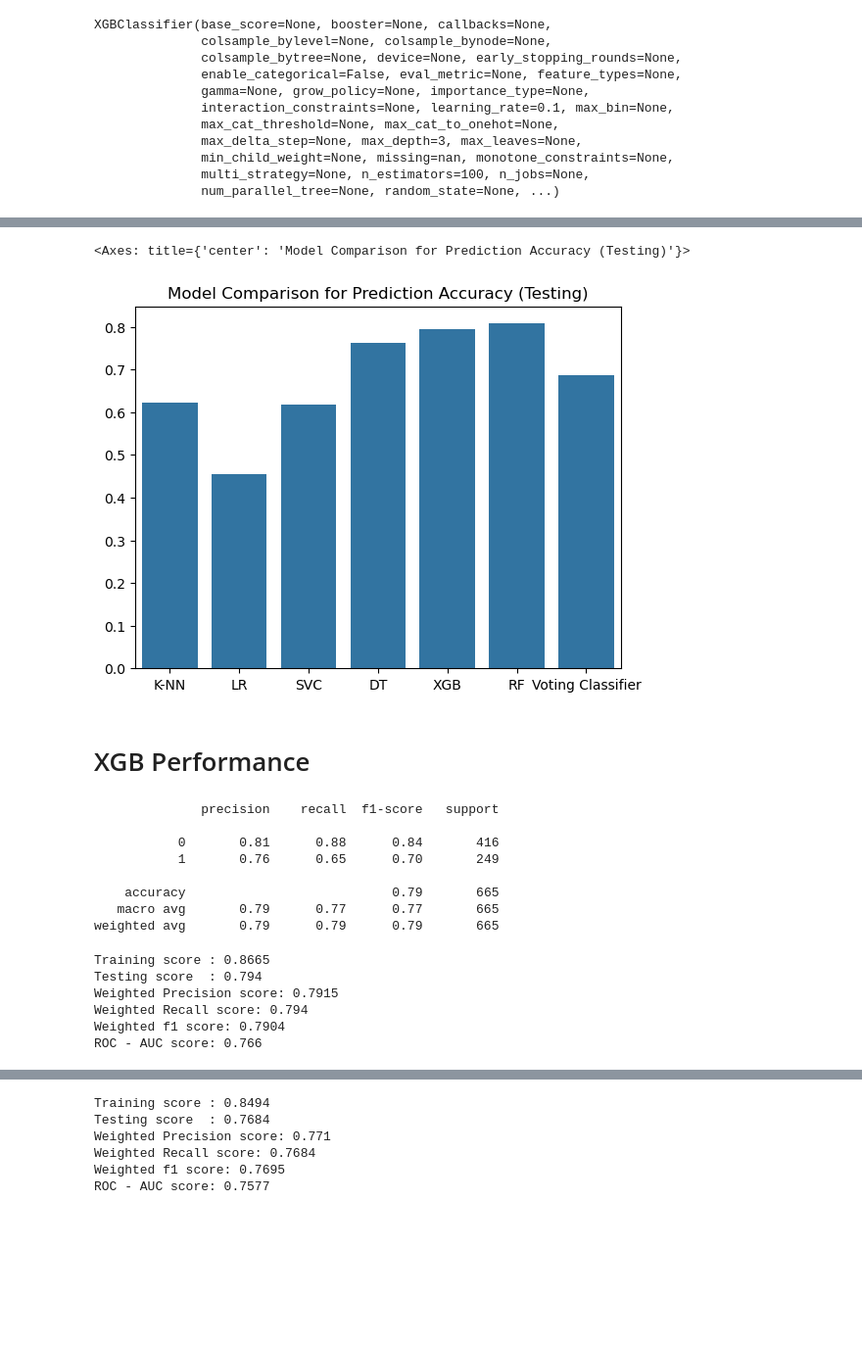
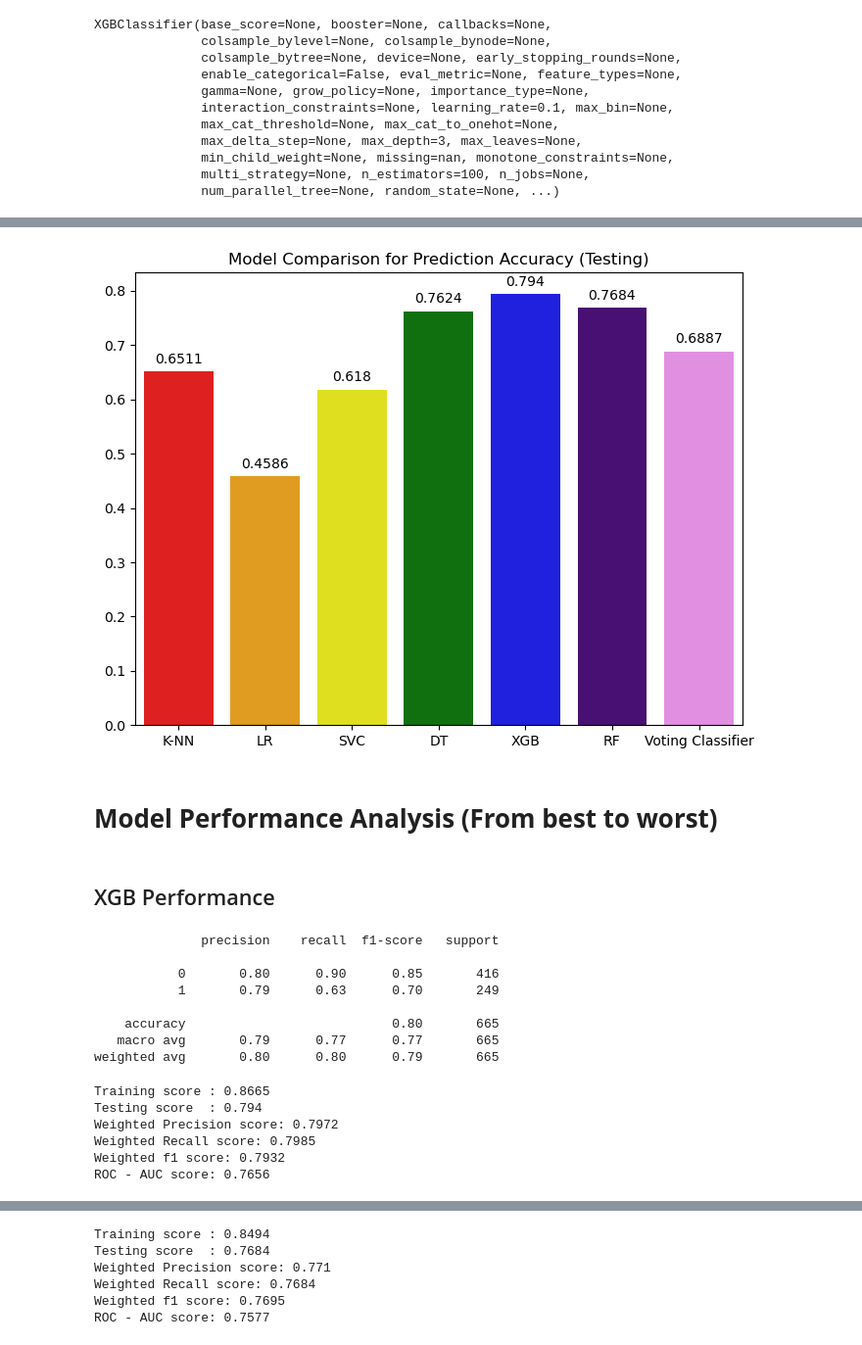
Before and after one commit to voidt01/Water-Quality-Machine-Learning-Prediction-Model, a Jupyter notebook: FINAL.ipynb, the cells around one changed output, grey strips where cells are left out. Shown at 98% size. Saved outputs shown, nothing was run; the diff lists cells and outputs as text; code cells hidden in the pictures; blank space fills up the shorter version.

```diff
--- a/FINAL.ipynb
+++ b/FINAL.ipynb
@@ -287,9 +278,10 @@ KNeighborsClassifier(n_neighbors=9, p=1, weights='distance')
 # Logistic Regression param RandomizedSearch
 
 params = {
-    'penalty': ['l1', 'l2'],
-    # 'C': [0.001, 0.01, 0.1, 1, 10, 100],
-    'solver': ['liblinear', 'newton-cg', 'lbfgs', 'sag', 'saga']
+    'C': [0.0001, 0.001, 0.01, 0.1, 1, 10, 100, 1000, 10000],
+    'penalty': ['l1', 'l2', 'elasticnet'],
+    'solver': ['liblinear', 'saga', 'newton-cg', 'lbfgs', 'sag'],
+    'l1_ratio': [0, 0.25, 0.5, 0.75, 1]
 }
 
 # Instantiate cross validated logistic regression random search
@@ -298,8 +290,6 @@ rs_lr = RandomizedSearchCV(lr, params, cv=skf, n_jobs=-1, verbose=1, random_stat
 # fit knn to training data
 rs_lr.fit(X_train, y_train)
 y_pred_lr = rs_lr.predict(X_test)
-print(classification_report(y_test, y_pred_lr))
-
 lr = rs_lr.best_estimator_
 # %% [output]
 Fitting 5 folds for each of 10 candidates, totalling 50 fits
@@ -485,0 +421,4 @@ weighted avg       0.68      0.69      0.66       665
+# %%
+from sklearn.model_selection import cross_val_score
+crossval_score = cross_val_score(voting_clf, X, y, cv=skf, scoring='accuracy')
+voting_clf_bestscore = crossval_score.max()
@@ -486,6 +446,14 @@ weighted avg       0.68      0.69      0.66       665
 # %%
-plt.title('Model Comparison for Prediction Accuracy (Training)')
+# model cross validation score
+x = ['K-NN', 'LR', 'SVC', 'DT', 'XGB', 'RF', 'Voting Classifier']
+y = [rs_knn.best_score_, rs_lr.best_score_, rs_svc.best_score_, rs_dt.best_score_, rs_xgb.best_score_, rs_rf.best_score_, voting_clf_bestscore]
 
-sns.barplot(x=['K-NN', 'LR', 'SVC', 'DT', 'XGB', 'RF', 'Voting Classifier'],
-            y=[rs_knn.best_score_, rs_lr.best_score_, rs_svc.best_score_, rs_dt.best_score_, rs_xgb.best_score_, rs_rf.best_score_, voting_clf.score(X_train, y_train)])
+plt.figure(figsize=(8, 6))
+sns.barplot(x=x, y=y, palette=['red', 'orange', 'yellow', 'green', 'blue', 'indigo', 'violet'])
+plt.title('Cross Validation Best Score')
+
+for i in range(len(x)):
+    plt.text(i, y[i] + 0.01, round(y[i], 4), ha='center', va='bottom')
+
+plt.show()
 # %% [output]
@@ -494,37 +461,45 @@ sns.barplot(x=['K-NN', 'LR', 'SVC', 'DT', 'XGB', 'RF', 'Voting Classifier'],
 # %%
+# Model Comparison for Prediction Accuracy (Testing)
+x = ['K-NN', 'LR', 'SVC', 'DT', 'XGB', 'RF', 'Voting Classifier']
+y = [knn.score(X_test, y_test), lr.score(X_test, y_test), svc.score(X_test, y_test), dt.score(X_test, y_test), xgb.score(X_test, y_test), rf.score(X_test, y_test), voting_clf.score(X_test, y_test)]
+
+plt.figure(figsize=(8, 6))
+sns.barplot(x=x, y=y, palette=['red', 'orange', 'yellow', 'green', 'blue', 'indigo', 'violet'])
 plt.title('Model Comparison for Prediction Accuracy (Testing)')
-sns.barplot(x=['K-NN', 'LR', 'SVC', 'DT', 'XGB', 'RF', 'Voting Classifier'],
-            y=[knn.score(X_test, y_test), lr.score(X_test, y_test), svc.score(X_test, y_test), dt.score(X_test, y_test), xgb.score(X_test, y_test),rf.score(X_test, y_test), voting_clf.score(X_test, y_test)])
+
+for i in range(len(x)):
+    plt.text(i, y[i] + 0.01, round(y[i], 4), ha='center', va='bottom')
+
+plt.show()
 # %% [output]
-<Axes: title={'center': 'Model Comparison for Prediction Accuracy (Testing)'}>
-[figure, old version]
+[figure, new version]
+# %% [markdown]
+# **Model Performance Analysis (From best to worst)**
 # %% [markdown]
-# XGB Performance
+## XGB Performance
 # %%
-y_pred = rs_xgb.predict(X_test)
-# evaluate the model
-print(classification_report(y_test, y_pred))
+print(classification_report(y_test, y_pred_xgb))
 # %% [output]
               precision    recall  f1-score   support
 
-           0       0.81      0.88      0.84       416
-           1       0.76      0.65      0.70       249
+           0       0.80      0.90      0.85       416
+           1       0.79      0.63      0.70       249
 
-    accuracy                           0.79       665
+    accuracy                           0.80       665
    macro avg       0.79      0.77      0.77       665
-weighted avg       0.79      0.79      0.79       665
+weighted avg       0.80      0.80      0.79       665
 # %%
 print(f'Training score : {round(rs_xgb.score(X_train, y_train), 4)}')
 print(f'Testing score  : {round(rs_xgb.score(X_test, y_test), 4)}')
-print(f'Weighted Precision score: {round(precision_score(y_test, y_pred, average="weighted"), 4)}')
-print(f'Weighted Recall score: {round(recall_score(y_test, y_pred, average="weighted"), 4)}')
-print(f'Weighted f1 score: {round(f1_score(y_test, y_pred, average="weighted"), 4)}')
-print(f'ROC - AUC score: {round(roc_auc_score(y_test, y_pred), 4)}')
+print(f'Weighted Precision score: {round(precision_score(y_test, y_pred_xgb, average="weighted"), 4)}')
+print(f'Weighted Recall score: {round(recall_score(y_test, y_pred_xgb, average="weighted"), 4)}')
+print(f'Weighted f1 score: {round(f1_score(y_test, y_pred_xgb, average="weighted"), 4)}')
+print(f'ROC - AUC score: {round(roc_auc_score(y_test, y_pred_xgb), 4)}')
 # %% [output]
 Training score : 0.8665
 Testing score  : 0.794
-Weighted Precision score: 0.7915
-Weighted Recall score: 0.794
-Weighted f1 score: 0.7904
-ROC - AUC score: 0.766
+Weighted Precision score: 0.7972
+Weighted Recall score: 0.7985
+Weighted f1 score: 0.7932
+ROC - AUC score: 0.7656
 # %%
```
Also changed, not shown: parts of 37 cells of this notebook, 10 other files.
